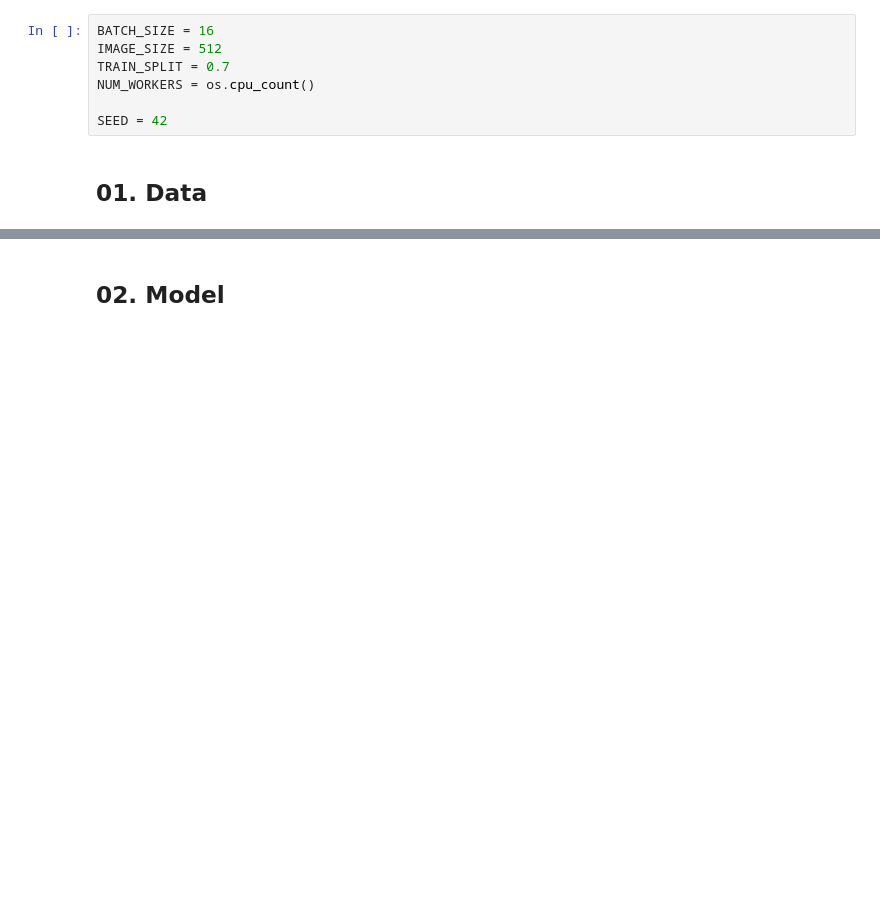
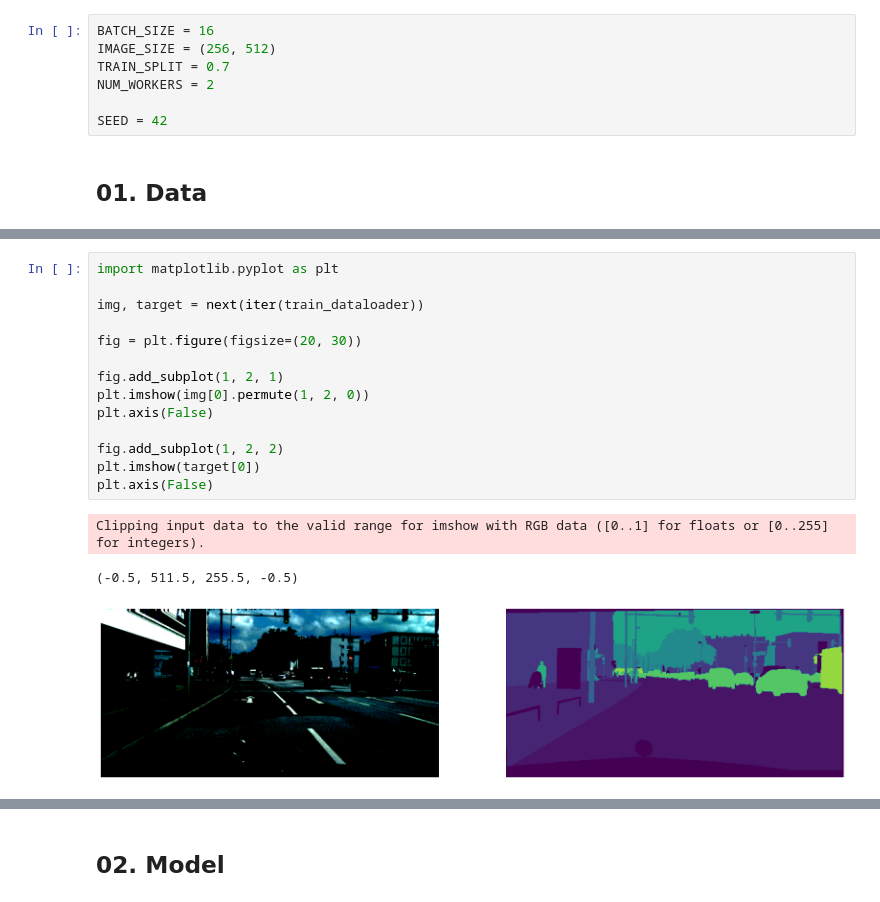
Before and after one commit to geripapp17/u-net_cityscapes, a Jupyter notebook: notebooks/unet_paper_replication.ipynb, the cells around one changed output, grey strips where cells are left out. Saved outputs shown, nothing was run; the diff lists cells and outputs as text; blank space fills up the shorter version.

Commit message:
Implemented custom dataset, dataloaders and augmentation for Cityscapes dataset.

```diff
--- a/notebooks/unet_paper_replication.ipynb
+++ b/notebooks/unet_paper_replication.ipynb
@@ -50,9 +47,9 @@ print(f"Device: {device}")
 Device: cuda
 # %%
 BATCH_SIZE = 16
-IMAGE_SIZE = 512
+IMAGE_SIZE = (256, 512)
 TRAIN_SPLIT = 0.7
-NUM_WORKERS = os.cpu_count()
+NUM_WORKERS = 2
 
 SEED = 42
 # %% [markdown]
@@ -103,0 +93,18 @@ train_dataloader, test_dataloader = get_dataloaders(
+# %%
+import matplotlib.pyplot as plt
+
+img, target = next(iter(train_dataloader))
+
+fig = plt.figure(figsize=(20, 30))
+
+fig.add_subplot(1, 2, 1)
+plt.imshow(img[0].permute(1, 2, 0))
+plt.axis(False)
+
+fig.add_subplot(1, 2, 2)
+plt.imshow(target[0])
+plt.axis(False)
+# %% [output]
+Clipping input data to the valid range for imshow with RGB data ([0..1] for floats or [0..255] for integers).
+(-0.5, 511.5, 255.5, -0.5)
+[figure, added]
```
Also changed, not shown: parts of 6 cells of this notebook, 4 other files.
